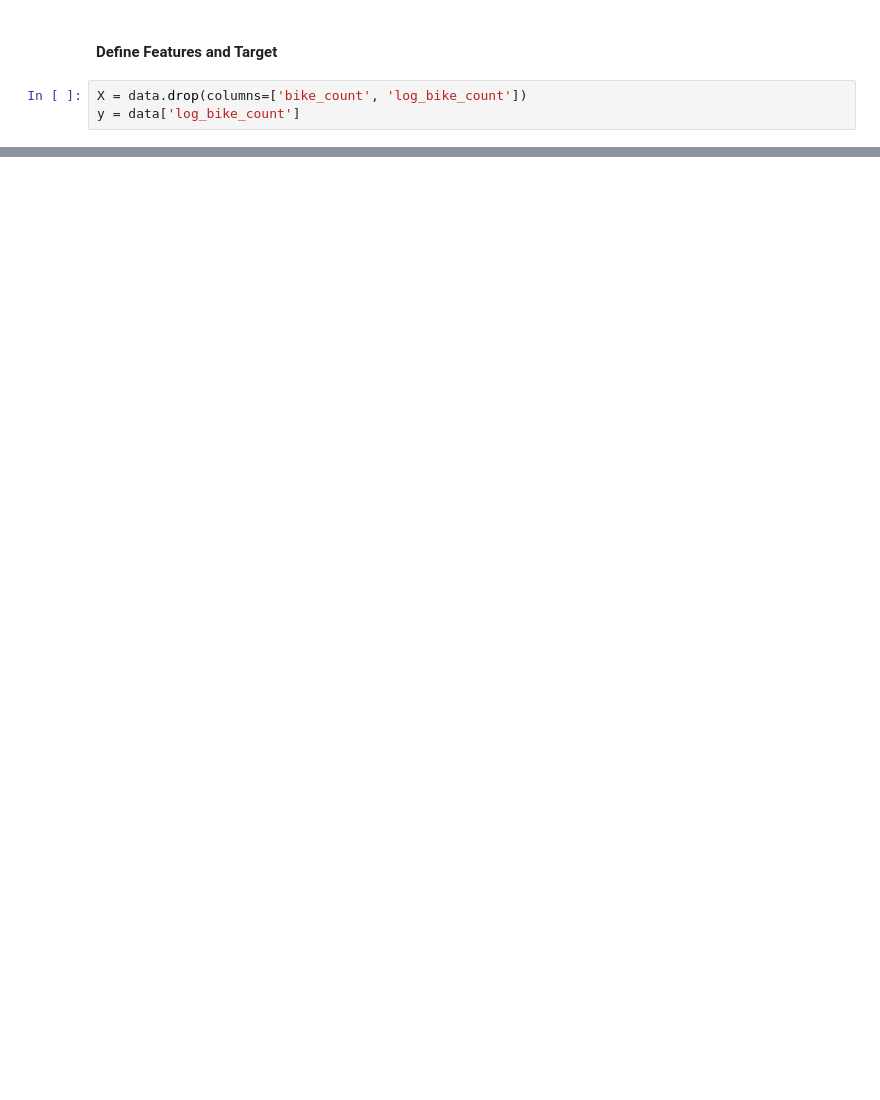
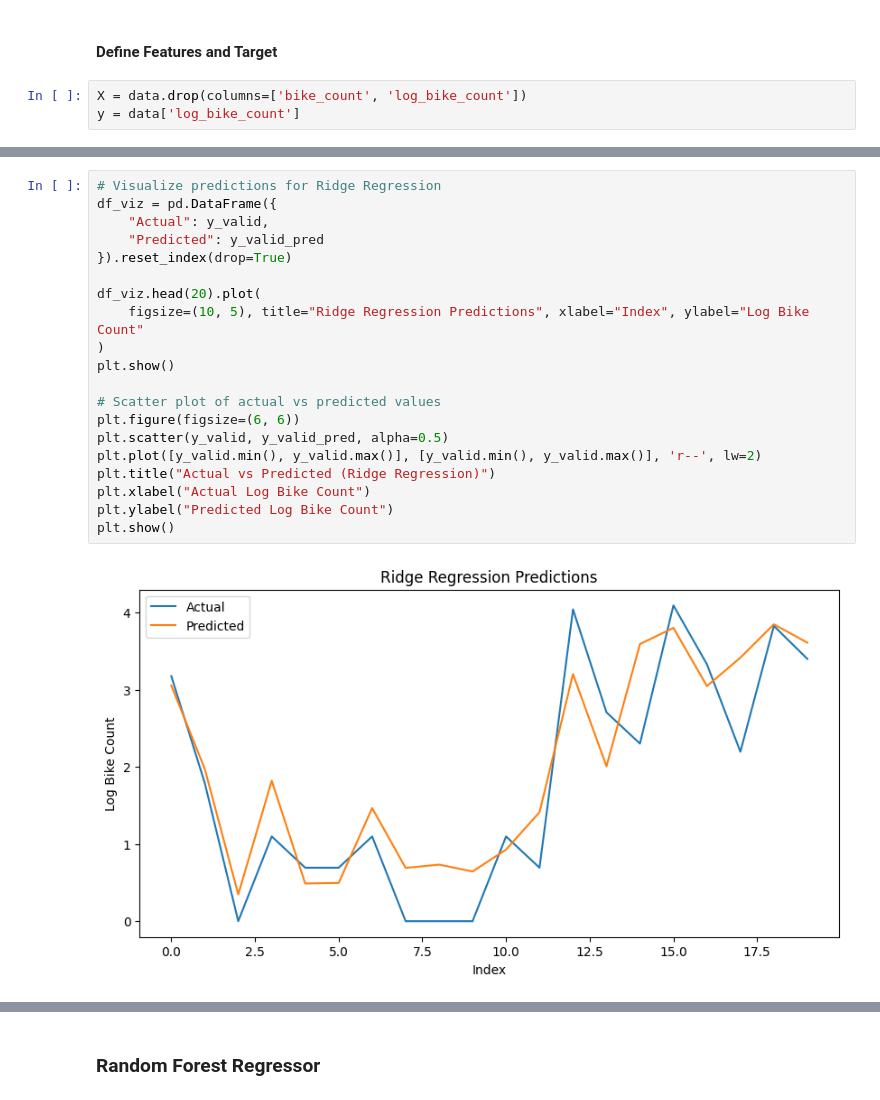
Before and after one commit to floriankozikowski/bike_counters, a Jupyter notebook: Modeling and Validation.ipynb, the cells around one changed output, grey strips where cells are left out. Saved outputs shown, nothing was run; the diff lists cells and outputs as text; blank space fills up the shorter version.

```diff
--- a/Modeling and Validation.ipynb
+++ b/Modeling and Validation.ipynb
@@ -103,0 +143,22 @@ Baseline RMSE (original scale): 73.13552957643445
+# %%
+# Visualize predictions for Ridge Regression
+df_viz = pd.DataFrame({
+    "Actual": y_valid,
+    "Predicted": y_valid_pred
+}).reset_index(drop=True)
+
+df_viz.head(20).plot(
+    figsize=(10, 5), title="Ridge Regression Predictions", xlabel="Index", ylabel="Log Bike Count"
+)
+plt.show()
+
+# Scatter plot of actual vs predicted values
+plt.figure(figsize=(6, 6))
+plt.scatter(y_valid, y_valid_pred, alpha=0.5)
+plt.plot([y_valid.min(), y_valid.max()], [y_valid.min(), y_valid.max()], 'r--', lw=2)
+plt.title("Actual vs Predicted (Ridge Regression)")
+plt.xlabel("Actual Log Bike Count")
+plt.ylabel("Predicted Log Bike Count")
+plt.show()
+# %% [output]
+[figure, added]
@@ -103,0 +166,2 @@ Baseline RMSE (original scale): 73.13552957643445
+# %% [markdown]
+### Random Forest Regressor
```
Also changed, not shown: parts of 24 cells of this notebook, 2 other files.
